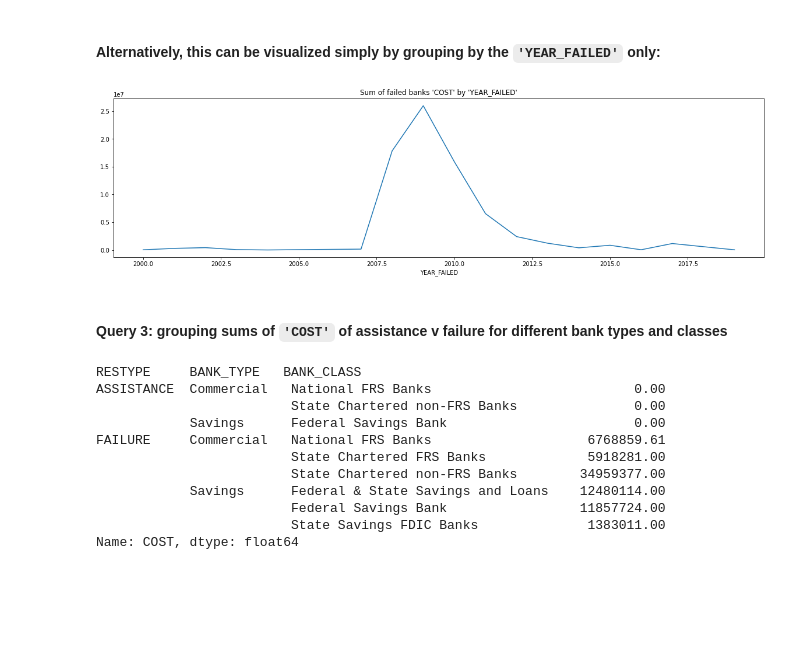
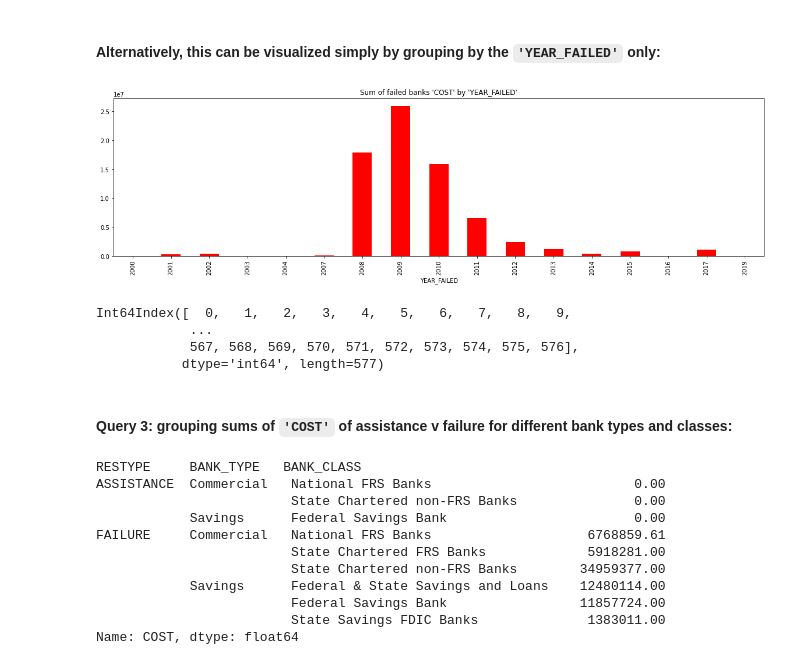
Before and after one commit to allaccountstaken/best_of_Python, a Jupyter notebook: M7/Exercise_Aggregates.ipynb, the cells around one changed output. Drawn from its saved outputs; the diff is of its cells as text; code cells hidden in the pictures; blank space fills up the shorter version.

Commit message:
Grouping exercise complete - final checks for plots

```diff
--- a/M7/Exercise_Aggregates.ipynb
+++ b/M7/Exercise_Aggregates.ipynb
@@ -217,13 +218,21 @@ Name: COST, dtype: float64
 # %% [markdown]
 #### Alternatively, this can be visualized simply by grouping by the `'YEAR_FAILED'` only:
 # %%
-df.groupby(['YEAR_FAILED'])['COST'].sum().plot(kind='line',
+df.groupby(['YEAR_FAILED'])['COST'].sum().plot(kind='bar',
                                                figsize=(20, 5),
+                                               color='red',
                                                title="Sum of failed banks 'COST' by 'YEAR_FAILED'")
 
 plt.show()
 # %% [output]
-[figure, old version]
+[figure, new version]
+# %%
+df.index
+# %% [output]
+Int64Index([  0,   1,   2,   3,   4,   5,   6,   7,   8,   9,
+            ...
+            567, 568, 569, 570, 571, 572, 573, 574, 575, 576],
+           dtype='int64', length=577)
 # %% [markdown]
-#### Query 3: grouping sums of `'COST'` of assistance v failure for different bank types and classes
+#### Query 3: grouping sums of `'COST'` of assistance v failure for different bank types and classes:
 # %%
```
Also changed, not shown: parts of 8 cells of this notebook.
